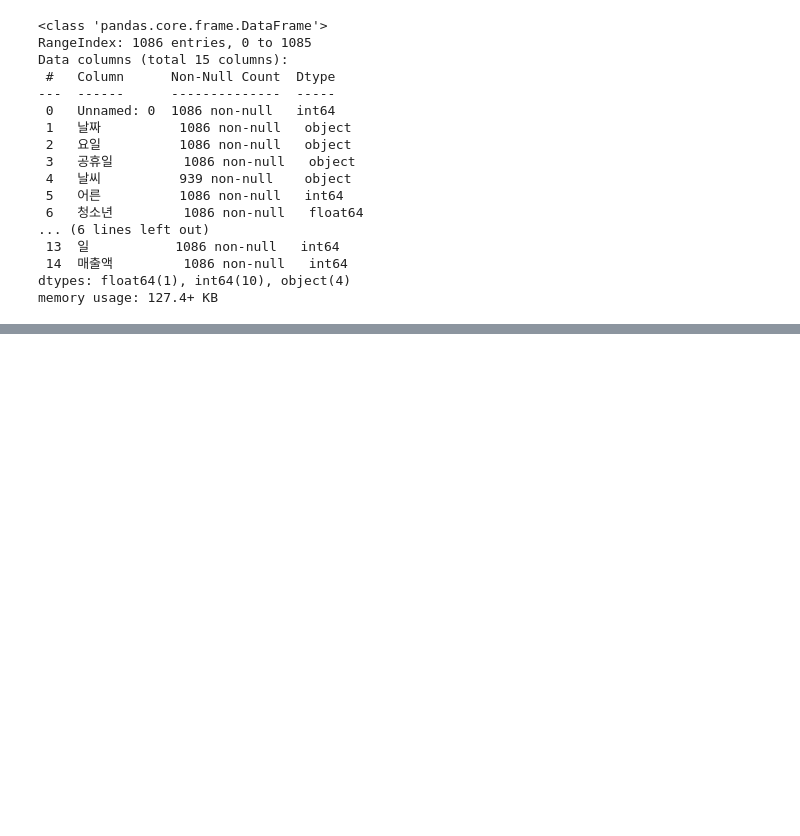
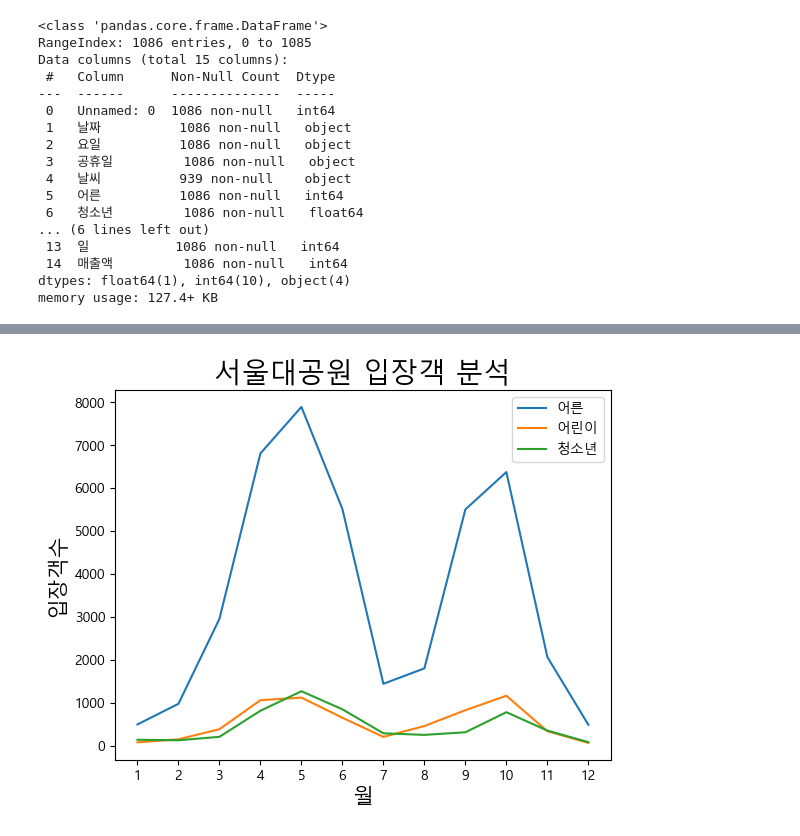
Before and after one commit to jaeseung9/jsStudy, a Jupyter notebook: 12_pandas/data_visualization/2_선 그래프와 막대 그래프.ipynb, the cells around one changed output, grey strips where cells are left out. Cells and saved outputs as stored; diff of their text form; code cells hidden in the pictures; blank space fills up the shorter version.

```diff
--- a/12_pandas/data_visualization/2_선 그래프와 막대 그래프.ipynb
+++ b/12_pandas/data_visualization/2_선 그래프와 막대 그래프.ipynb
@@ -40,0 +79,13 @@ memory usage: 127.4+ KB
+# %%
+# 어른, 어린이, 청소년별 월별 입장객수 선그래프로 보기
+plt.title("서울대공원 입장객 분석", fontsize=20)    # 그래프 제목
+plt.plot(df_mon["어른"], label="어른")
+plt.plot(df_mon["어린이"], label="어린이")
+plt.plot(df_mon["청소년"], label="청소년")
+plt.xlabel("월", fontsize=15)
+plt.ylabel("입장객수", fontsize=15)
+plt.legend()
+plt.xticks([mon for mon in range(1, 13)])   # x축 눈금 조절 : 1부터 12가 들어있는 리스트를 xticks에 전달
+plt.show()
+# %% [output]
+[figure, added]
```
Also changed, not shown: parts of 20 cells of this notebook, 8 other files.
